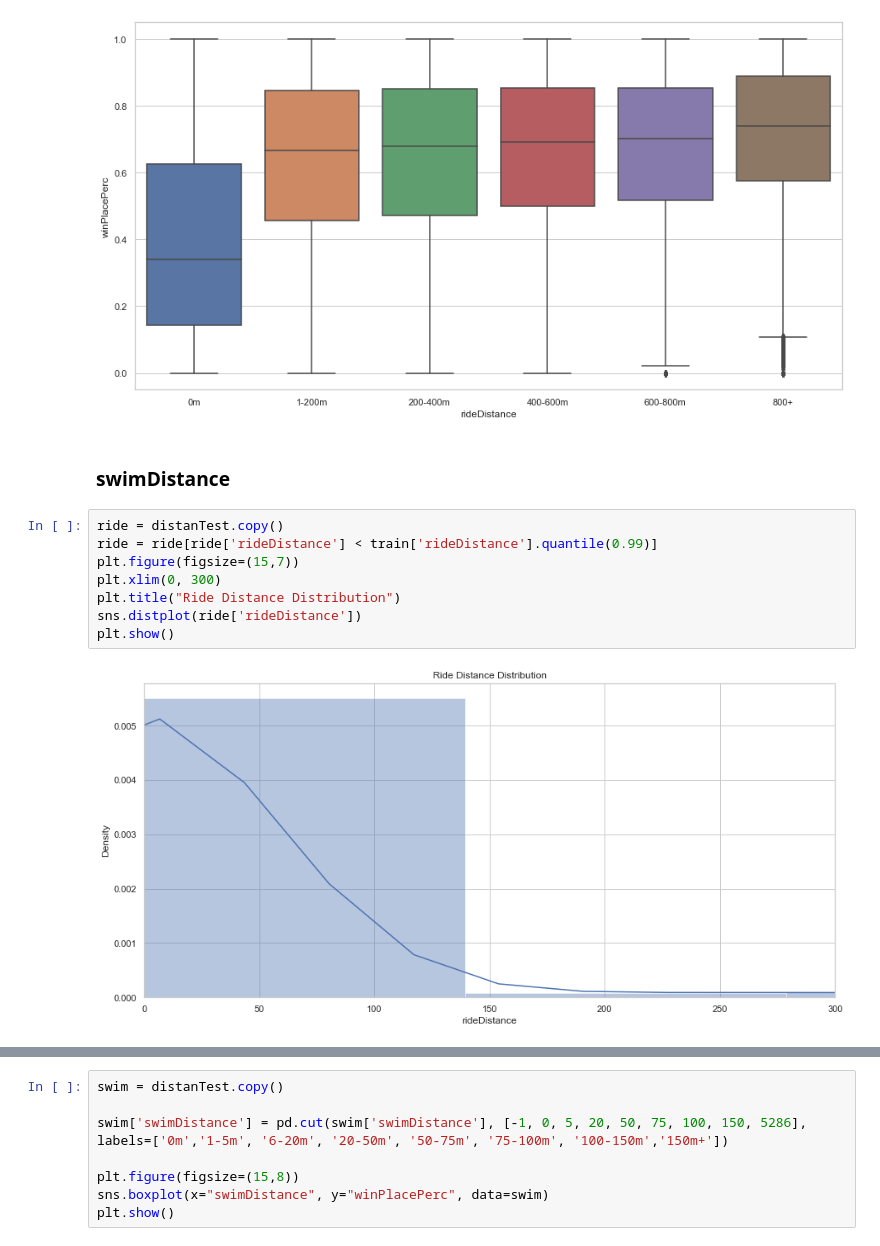
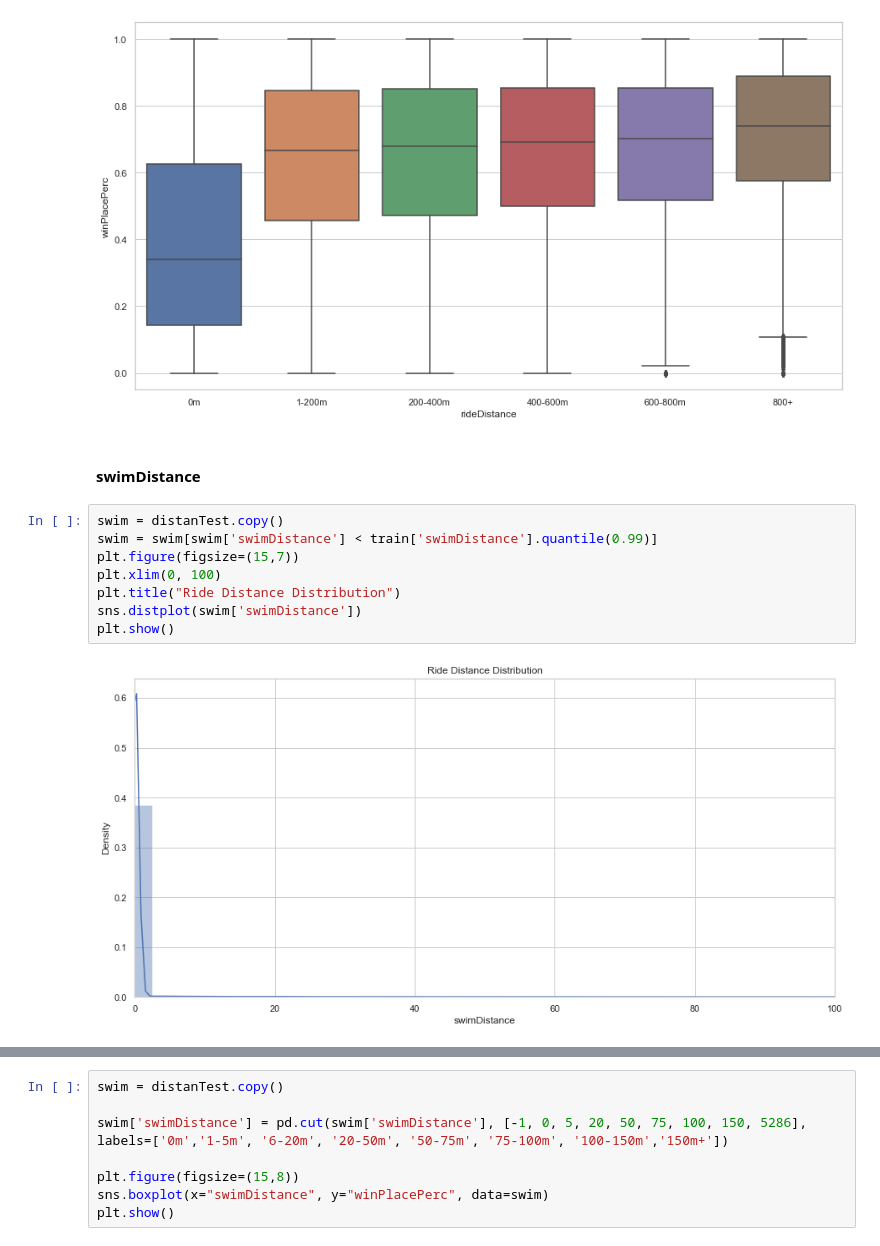
Before and after one commit to HalfMoon1008/PUBG_ML_Project, a Jupyter notebook: 2nModeling_PUBG.ipynb, the cells around one changed output, grey strips where cells are left out. Cells and saved outputs as stored; diff of their text form.

Commit message:
update Feature_engineering about distance

```diff
--- a/2nModeling_PUBG.ipynb
+++ b/2nModeling_PUBG.ipynb
@@ -161,15 +238,15 @@ plt.show()
 # %% [output]
 [figure]
 # %% [markdown]
-### swimDistance
+#### swimDistance
 # %%
-ride = distanTest.copy()
-ride = ride[ride['rideDistance'] < train['rideDistance'].quantile(0.99)]
+swim = distanTest.copy()
+swim = swim[swim['swimDistance'] < train['swimDistance'].quantile(0.99)]
 plt.figure(figsize=(15,7))
-plt.xlim(0, 300)
+plt.xlim(0, 100)
 plt.title("Ride Distance Distribution")
-sns.distplot(ride['rideDistance'])
+sns.distplot(swim['swimDistance'])
 plt.show()
 # %% [output]
-[figure, old version]
+[figure, new version]
 # %%
```
Also changed, not shown: parts of 47 cells of this notebook.
